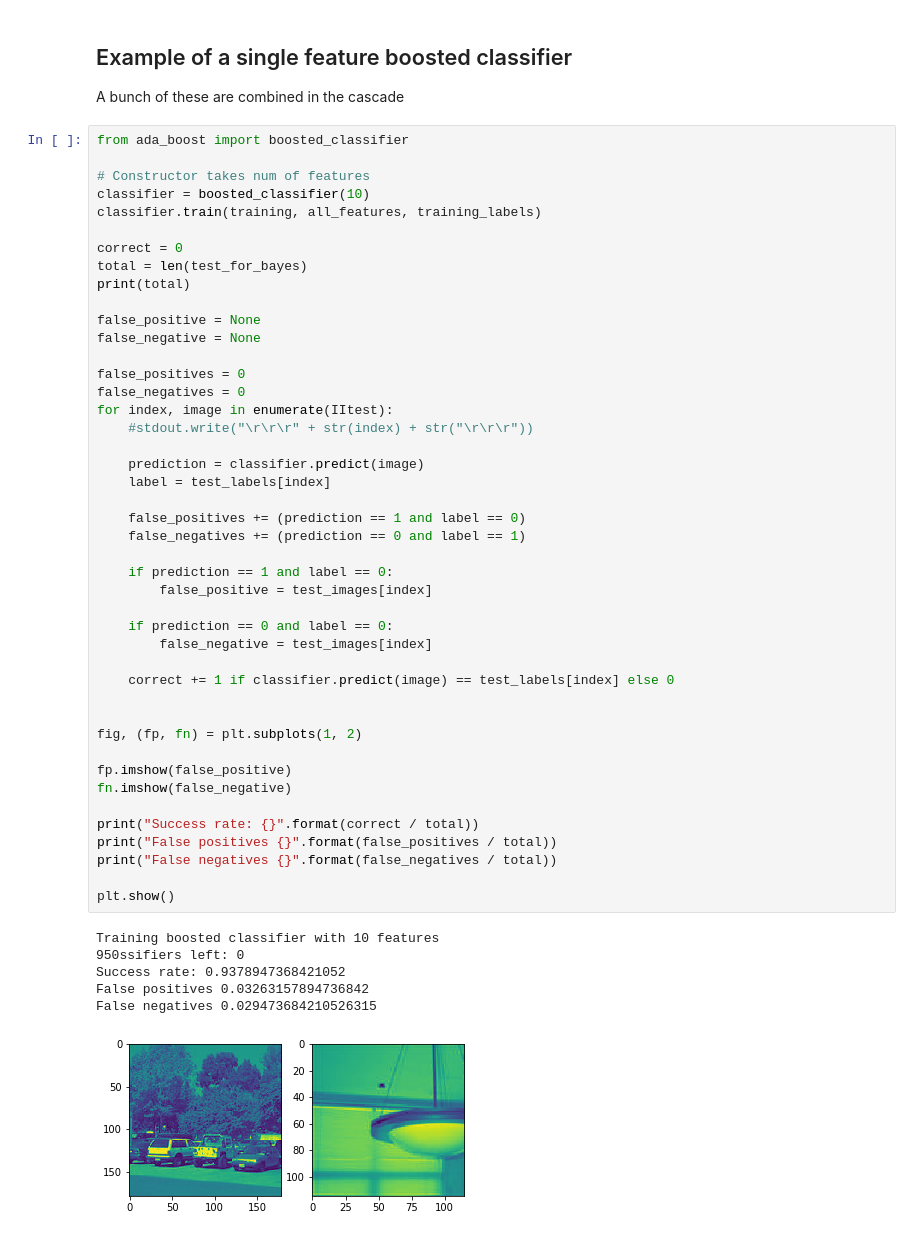
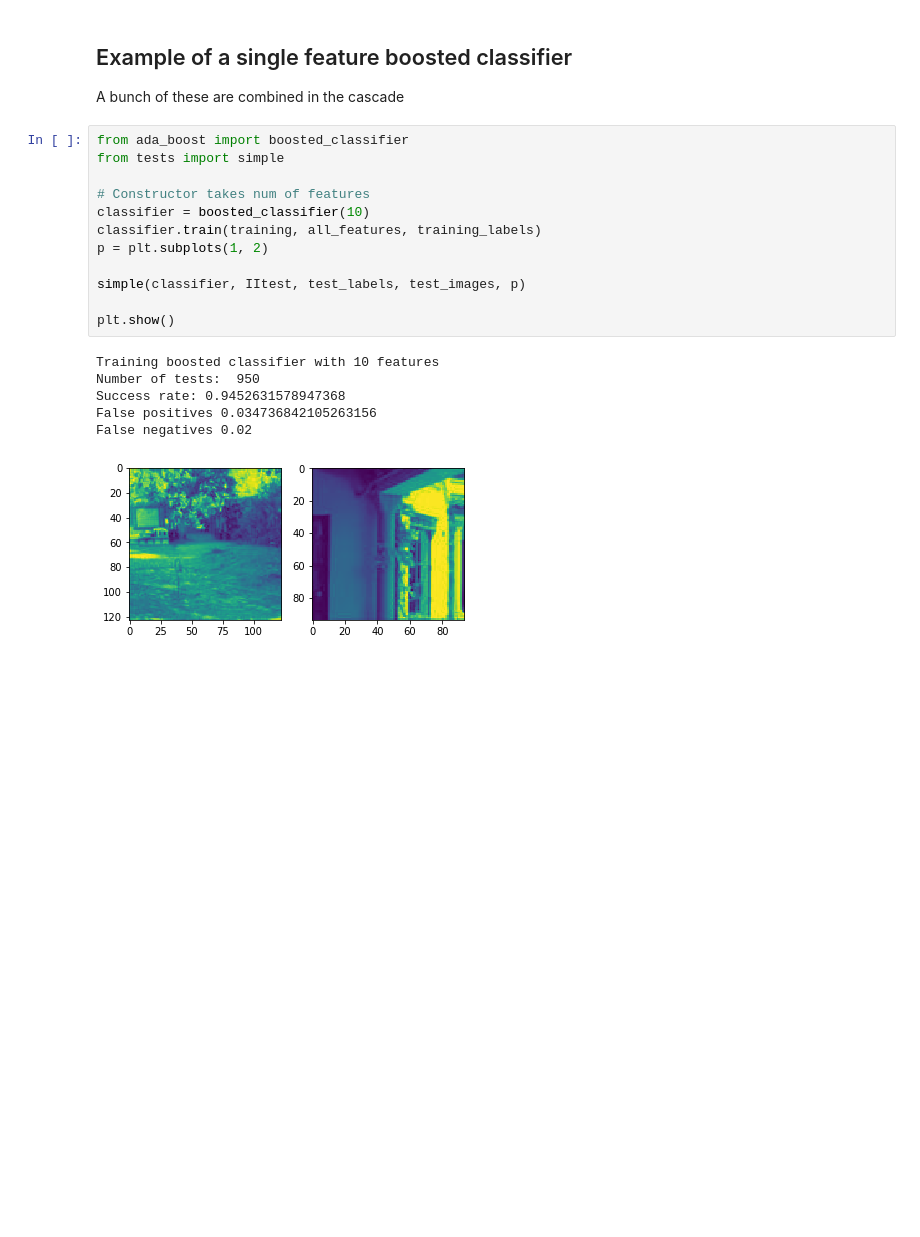
Before and after one commit to JonasRSV/HAR-Plus-Bayesian-Face-Recognition, a Jupyter notebook: Demo.ipynb, the cells around one changed output. Saved outputs shown, nothing was run; the diff lists cells and outputs as text; blank space fills up the shorter version.

```diff
--- a/Demo.ipynb
+++ b/Demo.ipynb
@@ -215,57 +184,25 @@ False negatives 0.01263157894736842
 ## Example of a single feature boosted classifier
 
 A bunch of these are combined in the cascade
-# %%
-from ada_boost import boosted_classifier
-
-# Constructor takes num of features
-classifier = boosted_classifier(10)
-classifier.train(training, all_features, training_labels)
-
-correct = 0
-total = len(test_for_bayes)
-print(total)
-
-false_positive = None
-false_negative = None
-
-false_positives = 0
-false_negatives = 0
-for index, image in enumerate(IItest):
-    #stdout.write("\r\r\r" + str(index) + str("\r\r\r"))
-
-    prediction = classifier.predict(image)
-    label = test_labels[index]
-
-    false_positives += (prediction == 1 and label == 0)
-    false_negatives += (prediction == 0 and label == 1)
-
-    if prediction == 1 and label == 0:
-        false_positive = test_images[index]
-
-    if prediction == 0 and label == 0:
-        false_negative = test_images[index]
-
-    correct += 1 if classifier.predict(image) == test_labels[index] else 0
-
-
-fig, (fp, fn) = plt.subplots(1, 2)
-
-fp.imshow(false_positive)
-fn.imshow(false_negative)
-
-print("Success rate: {}".format(correct / total))
-print("False positives {}".format(false_positives / total))
-print("False negatives {}".format(false_negatives / total))
-
-plt.show()
-# %% [output]
-Training boosted classifier with 10 features
-950ssifiers left: 0
-Success rate: 0.9378947368421052
-False positives 0.03263157894736842
-False negatives 0.029473684210526315
-[figure, removed]
+# %%
+from ada_boost import boosted_classifier
+from tests import simple
+
+# Constructor takes num of features
+classifier = boosted_classifier(10)
+classifier.train(training, all_features, training_labels)
+p = plt.subplots(1, 2)
+
+simple(classifier, IItest, test_labels, test_images, p)
+
+plt.show()
+# %% [output]
+Training boosted classifier with 10 features
+Number of tests:  950
+Success rate: 0.9452631578947368
+False positives 0.034736842105263156
+False negatives 0.02
+[figure, added]
 # %%
 from cascade import cascade
 from numpy import array
```
Also changed, not shown: parts of 6 cells of this notebook, 2 other files.
